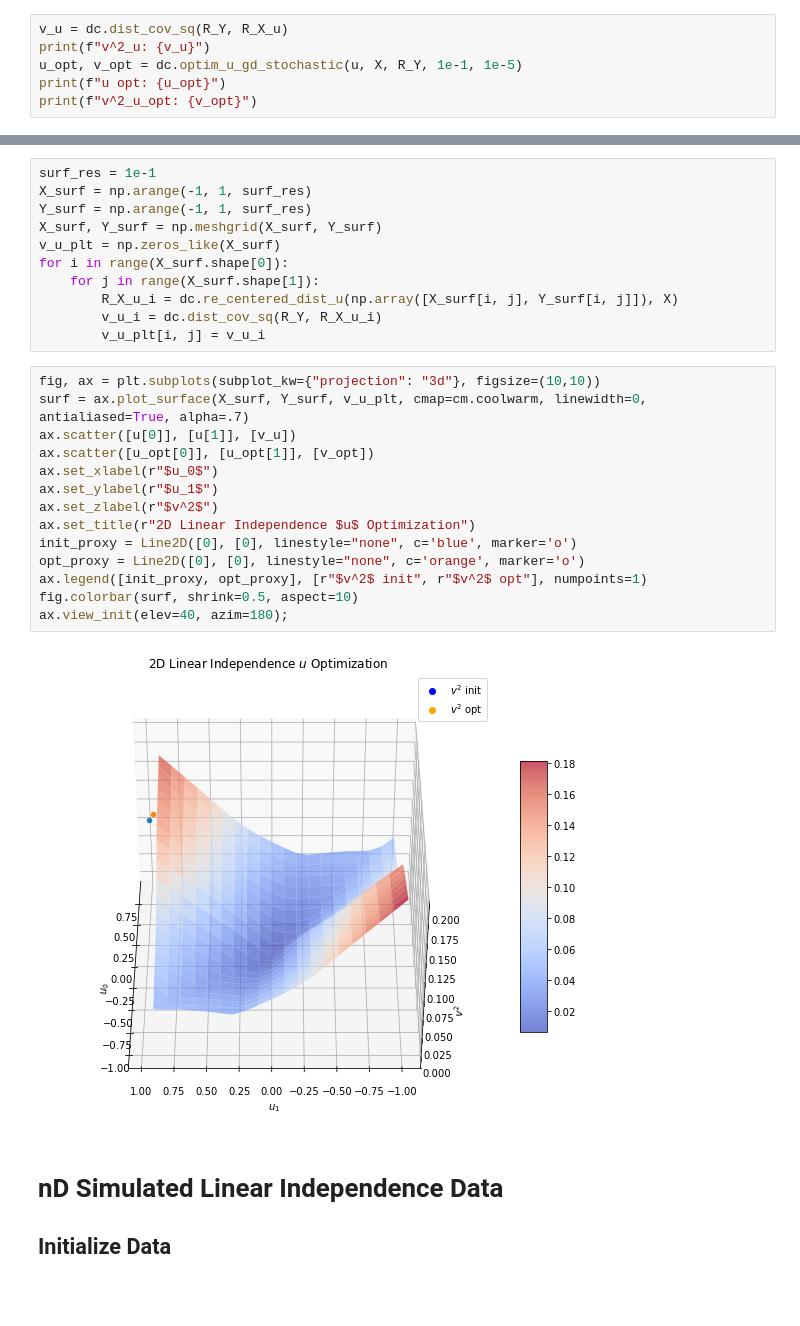
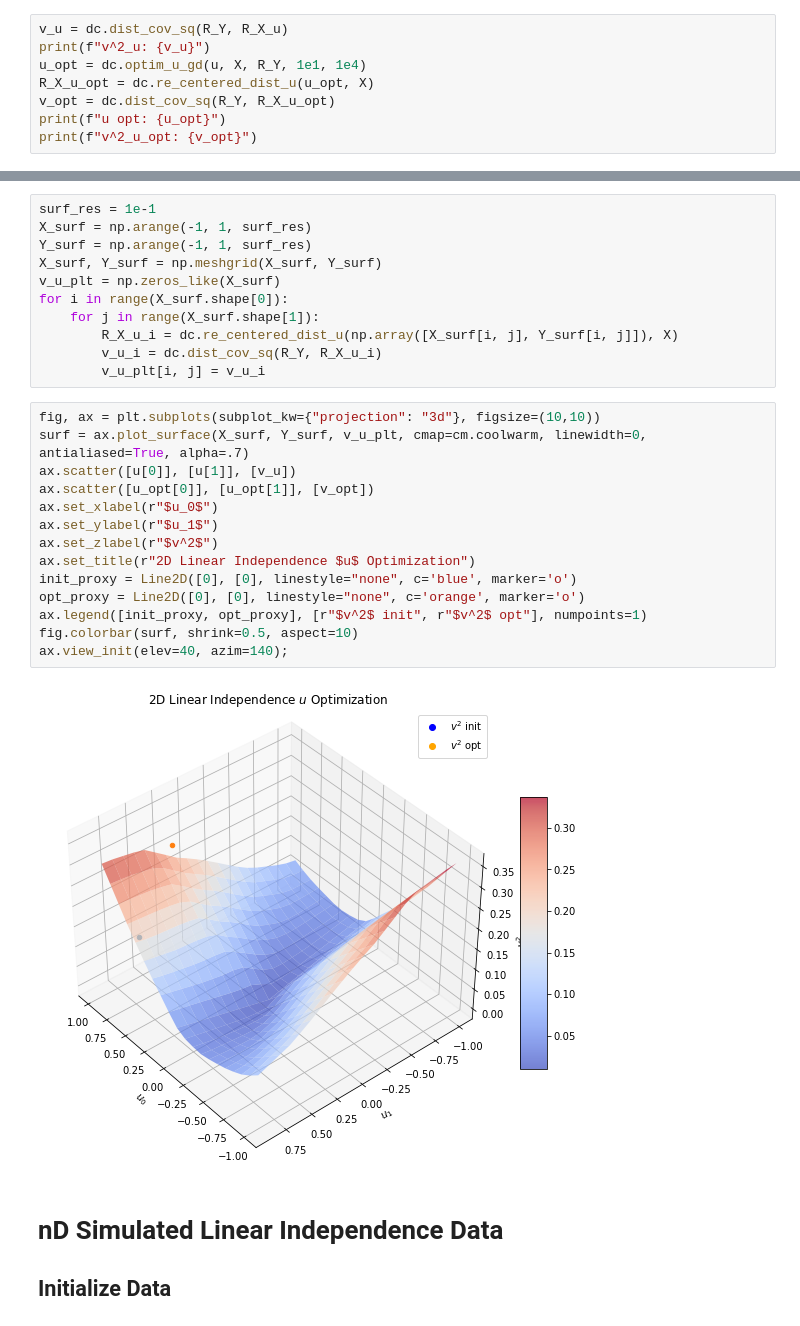
Before and after one commit to neurodata/hyppo, a Jupyter notebook: mgc_dcorr/simulated_DCA_demo.ipynb, the cells around one changed output, grey strips where cells are left out. Saved outputs shown, nothing was run; the diff lists cells and outputs as text; blank space fills up the shorter version.

Commit message:
removed dist cov calc from optim_u_gd

```diff
--- a/mgc_dcorr/simulated_DCA_demo.ipynb
+++ b/mgc_dcorr/simulated_DCA_demo.ipynb
@@ -148,7 +152,9 @@ v^2: 0.1422482374453341
 # %%
 v_u = dc.dist_cov_sq(R_Y, R_X_u)
 print(f"v^2_u: {v_u}")
-u_opt, v_opt = dc.optim_u_gd_stochastic(u, X, R_Y, 1e-1, 1e-5)
+u_opt = dc.optim_u_gd(u, X, R_Y, 1e1, 1e4)
+R_X_u_opt = dc.re_centered_dist_u(u_opt, X)
+v_opt = dc.dist_cov_sq(R_Y, R_X_u_opt)
 print(f"u opt: {u_opt}")
 print(f"v^2_u_opt: {v_opt}")
 # %% [output]
@@ -171,19 +177,19 @@ for i in range(X_surf.shape[0]):
 # %%
 fig, ax = plt.subplots(subplot_kw={"projection": "3d"}, figsize=(10,10))
 surf = ax.plot_surface(X_surf, Y_surf, v_u_plt, cmap=cm.coolwarm, linewidth=0, antialiased=True, alpha=.7)
 ax.scatter([u[0]], [u[1]], [v_u])
 ax.scatter([u_opt[0]], [u_opt[1]], [v_opt])
 ax.set_xlabel(r"$u_0$")
 ax.set_ylabel(r"$u_1$")
 ax.set_zlabel(r"$v^2$")
 ax.set_title(r"2D Linear Independence $u$ Optimization")
 init_proxy = Line2D([0], [0], linestyle="none", c='blue', marker='o')
 opt_proxy = Line2D([0], [0], linestyle="none", c='orange', marker='o')
 ax.legend([init_proxy, opt_proxy], [r"$v^2$ init", r"$v^2$ opt"], numpoints=1)
 fig.colorbar(surf, shrink=0.5, aspect=10)
-ax.view_init(elev=40, azim=180);
+ax.view_init(elev=40, azim=140);
 # %% [output]
-[figure, old version]
+[figure, new version]
 # %% [markdown]
 # nD Simulated Linear Independence Data
 ## Initialize Data
```
Also changed, not shown: parts of 13 cells of this notebook, 1 other file.
